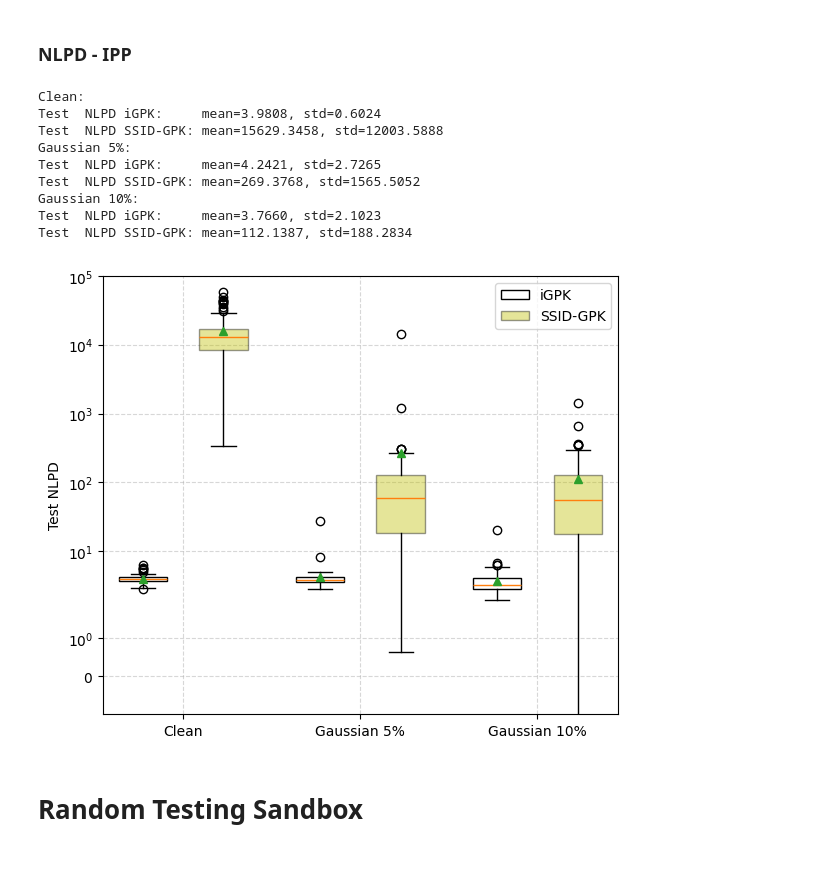
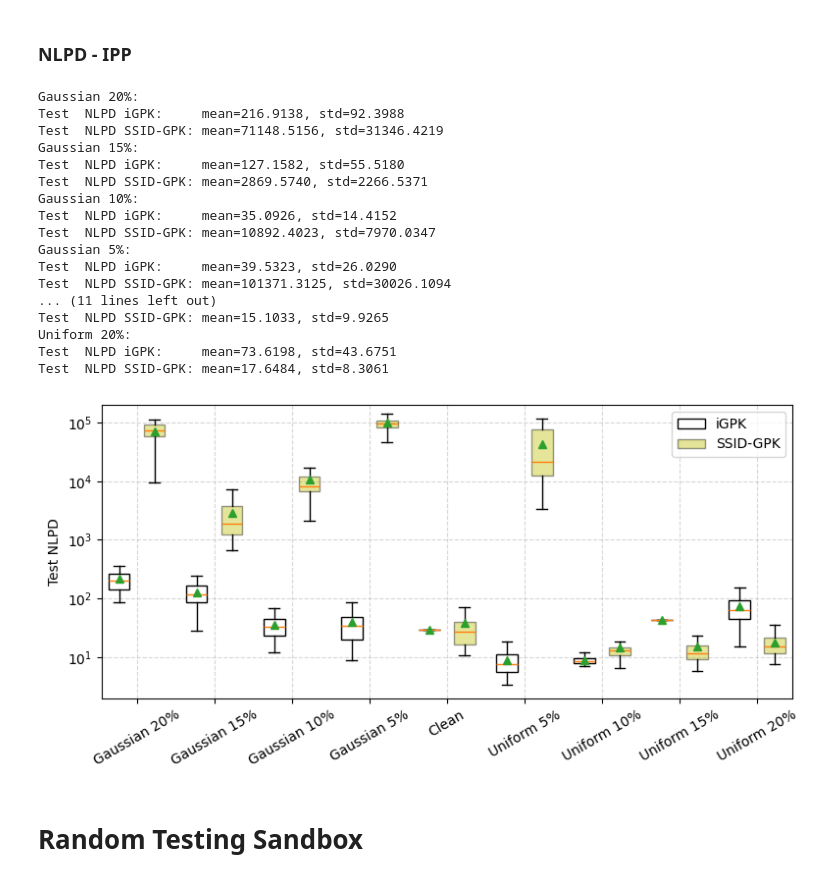
Before and after one commit to abhigyan9/KoopmanGPO, a Jupyter notebook: plotting_siam.ipynb, the cells around one changed output. Saved outputs shown, nothing was run; the diff lists cells and outputs as text; code cells hidden in the pictures.

```diff
--- a/plotting_siam.ipynb
+++ b/plotting_siam.ipynb
@@ -794,8 +794,9 @@ plt.show()
 # %%
 SimData_raw, ts, num_traj, N, nTrain, nTest = gpk.load_SimData(
     "Cart_data", 0.6, 0.4, clip=None)
+SimData_raw = torch.flip(SimData_raw, dims=[0])
 SimData_clean, mu_vec, std_vec = gpk.normalize_data(
-    SimData_raw, nTrain, N)
+    SimData_raw, nTest, nTrain, N)
 
 NLPD_Test = {}
 
@@ -810,7 +811,7 @@ def remove_outliers(data):
 
 
 for label, _ in Xhat_Test.items():
-    GT_test = SimData_clean[nTrain:nTrain+nTest+1, :, :N-1]  # (nTest, n, N)
+    GT_test = SimData_clean[:nTest, :, :N-1]  # (nTest, n, N)
     XhatTest, XhatTest_ssid = Xhat_Test[label]['iGPK'], Xhat_Test[label]['SSID-GPK']
     XcvhatTest, XcvhatTest_ssid = Xcvhat_Test[label]['iGPK'], Xcvhat_Test[label]['SSID-GPK']
 
@@ -823,13 +824,6 @@ for label, _ in Xhat_Test.items():
     NLPD_Test[label] = {
         'SSID-GPK': nlpd_traj_test_ssid,
         'iGPK':     nlpd_traj_test_igpk,}
-
-    # Print summary
-    # print(f'{label}:')
-    # m, s = _ms(nlpd_traj_test_igpk)
-    # print(f"Test  NLPD iGPK:     mean={m:.4f}, std={s:.4f}")
-    # m, s = _ms(nlpd_traj_test_ssid)
-    # print(f"Test  NLPD SSID-GPK: mean={m:.4f}, std={s:.4f}")
 
 labels = list(NLPD_Test.keys())
 
@@ -868,14 +862,14 @@ ax.set_xticks(xticks)
 ax.set_xticklabels(labels, rotation=30)
 ax.set_ylabel("Test NLPD")
 ax.set_yscale('symlog')
-ax.set_ylim((-1e1, 1e6))
+ax.set_ylim((-11, 1e6))
 xmin, xmax = ax.get_xlim()
 # ax.set_xlim((xmin, xmax*1.05))
 
 # Legend
 ax.legend([bp["boxes"][0], bp["boxes"][1]],
             ["iGPK", "SSID-GPK"],
-            loc="upper right")
+            loc="lower right")
 
 # --- After creating the boxplot ---
 # for i, (d, x) in enumerate(zip(data, positions)):
@@ -2160,25 +2157,21 @@ torch.Size([80, 2, 100])
 ### NLPD - IPP
 # %%
 SimData_raw, ts, num_traj, N, nTrain, nTest = gpk.load_SimData(
-    "Inhibited Predator-Prey", 0.4, 0.6, clip=None)
+    "Lorenz96_8D", 0.8, 0.2, clip=50)
 SimData_clean, mu_vec, std_vec = gpk.normalize_data(
-    SimData_raw, nTrain, N)
+    SimData_raw, nTest, nTrain, N)
 
-intensity = 0.0
 NLPD_Test = {}
 
 for label, _ in Xhat_Test.items():
-    SimData = gpk.add_noise(SimData_clean, noise_type="gaussian",
-        intensity=intensity, seed=100)
-
-    GT_test = SimData_clean[nTrain:nTrain+nTest, :, :N-1]  # (nTest, n, N)
+    GT_test = SimData_clean[:nTest, :, :N-1]  # (nTest, n, N)
     XhatTest, XhatTest_ssid = Xhat_Test[label]['iGPK'], Xhat_Test[label]['SSID-GPK']
     XcvhatTest, XcvhatTest_ssid = Xcvhat_Test[label]['iGPK'], Xcvhat_Test[label]['SSID-GPK']
 
     # Per-trajectory NLPD statistics (mean ± std across trajectories)
-    nlpd_traj_test_igpk = _nlpd_per_traj(
+    nlpd_traj_test_igpk = gpk.nlpd_per_traj(
         XhatTest[:, :, :N-1],       XcvhatTest[:, :, :, :N-1],       GT_test).detach().cpu()
-    nlpd_traj_test_ssid = _nlpd_per_traj(
+    nlpd_traj_test_ssid = gpk.nlpd_per_traj(
         XhatTest_ssid[:, :, :N-1],  XcvhatTest_ssid[:, :, :, :N-1],  GT_test).detach().cpu()
 
     NLPD_Test[label] = {
@@ -2191,17 +2184,24 @@ for label, _ in Xhat_Test.items():
     print(f"Test  NLPD iGPK:     mean={m:.4f}, std={s:.4f}")
     m, s = _ms(nlpd_traj_test_ssid)
     print(f"Test  NLPD SSID-GPK: mean={m:.4f}, std={s:.4f}")
-    intensity += 0.05
 # %% [output]
-Clean:
-Test  NLPD iGPK:     mean=3.9808, std=0.6024
-Test  NLPD SSID-GPK: mean=15629.3458, std=12003.5888
+Gaussian 20%:
+Test  NLPD iGPK:     mean=216.9138, std=92.3988
+Test  NLPD SSID-GPK: mean=71148.5156, std=31346.4219
+Gaussian 15%:
+Test  NLPD iGPK:     mean=127.1582, std=55.5180
+Test  NLPD SSID-GPK: mean=2869.5740, std=2266.5371
+Gaussian 10%:
+Test  NLPD iGPK:     mean=35.0926, std=14.4152
+Test  NLPD SSID-GPK: mean=10892.4023, std=7970.0347
 Gaussian 5%:
-Test  NLPD iGPK:     mean=4.2421, std=2.7265
-Test  NLPD SSID-GPK: mean=269.3768, std=1565.5052
-Gaussian 10%:
-Test  NLPD iGPK:     mean=3.7660, std=2.1023
-Test  NLPD SSID-GPK: mean=112.1387, std=188.2834
+Test  NLPD iGPK:     mean=39.5323, std=26.0290
+Test  NLPD SSID-GPK: mean=101371.3125, std=30026.1094
+... (11 lines left out)
+Test  NLPD SSID-GPK: mean=15.1033, std=9.9265
+Uniform 20%:
+Test  NLPD iGPK:     mean=73.6198, std=43.6751
+Test  NLPD SSID-GPK: mean=17.6484, std=8.3061
 # %%
 labels = list(NLPD_Test.keys())
 
@@ -2218,38 +2218,38 @@ for label in labels:
 
     # Center tick between the two boxes
     xticks.append(pos + 0.5)
 
     pos += 2.2  # spacing between groups
 
-fig, ax = plt.subplots(figsize=(6, 5))
+fig, ax = plt.subplots(figsize=(8, 4))
 
-bp = ax.boxplot(data, positions=positions, widths=0.6, patch_artist=True, showmeans=True)
+bp = ax.boxplot(data, positions=positions, widths=0.6, patch_artist=True, showmeans=True, showfliers=False)
 
 # Optional: color coding
 for i, patch in enumerate(bp['boxes']):
     if i % 2 == 0:
         patch.set_facecolor('w')   # iGPK
     else:
         patch.set_facecolor('y') # SSID-GPK
         patch.set_alpha(0.4)
 
 # X-axis formatting
 ax.set_xticks(xticks)
-ax.set_xticklabels(labels, rotation=0)
+ax.set_xticklabels(labels, rotation=30)
 ax.set_ylabel("Test NLPD")
 ax.set_yscale('symlog')
-ax.set_ylim((-1, 1e5))
+ax.set_ylim((2, 2e5))
 
 # Legend
 ax.legend([bp["boxes"][0], bp["boxes"][1]],
             ["iGPK", "SSID-GPK"],
             loc="upper right")
 
 ax.grid(True, linestyle='--', alpha=0.5)
 plt.tight_layout()
 plt.show()
 # %% [output]
-[figure, old version]
+[figure, new version]
 # %% [markdown]
 # Random Testing Sandbox
 # %% [markdown]
```
Also changed, not shown: parts of 17 cells of this notebook, 17 other files.
